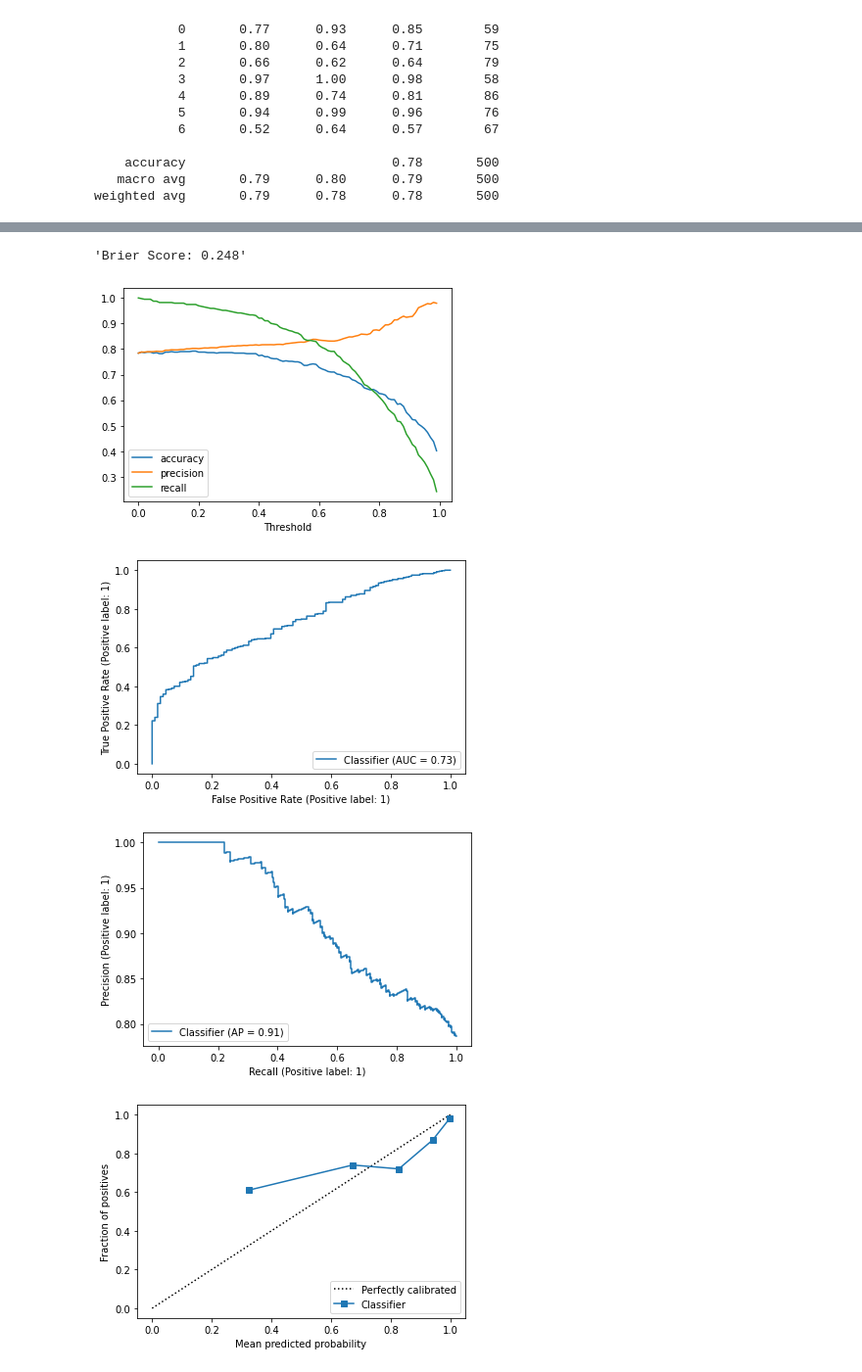
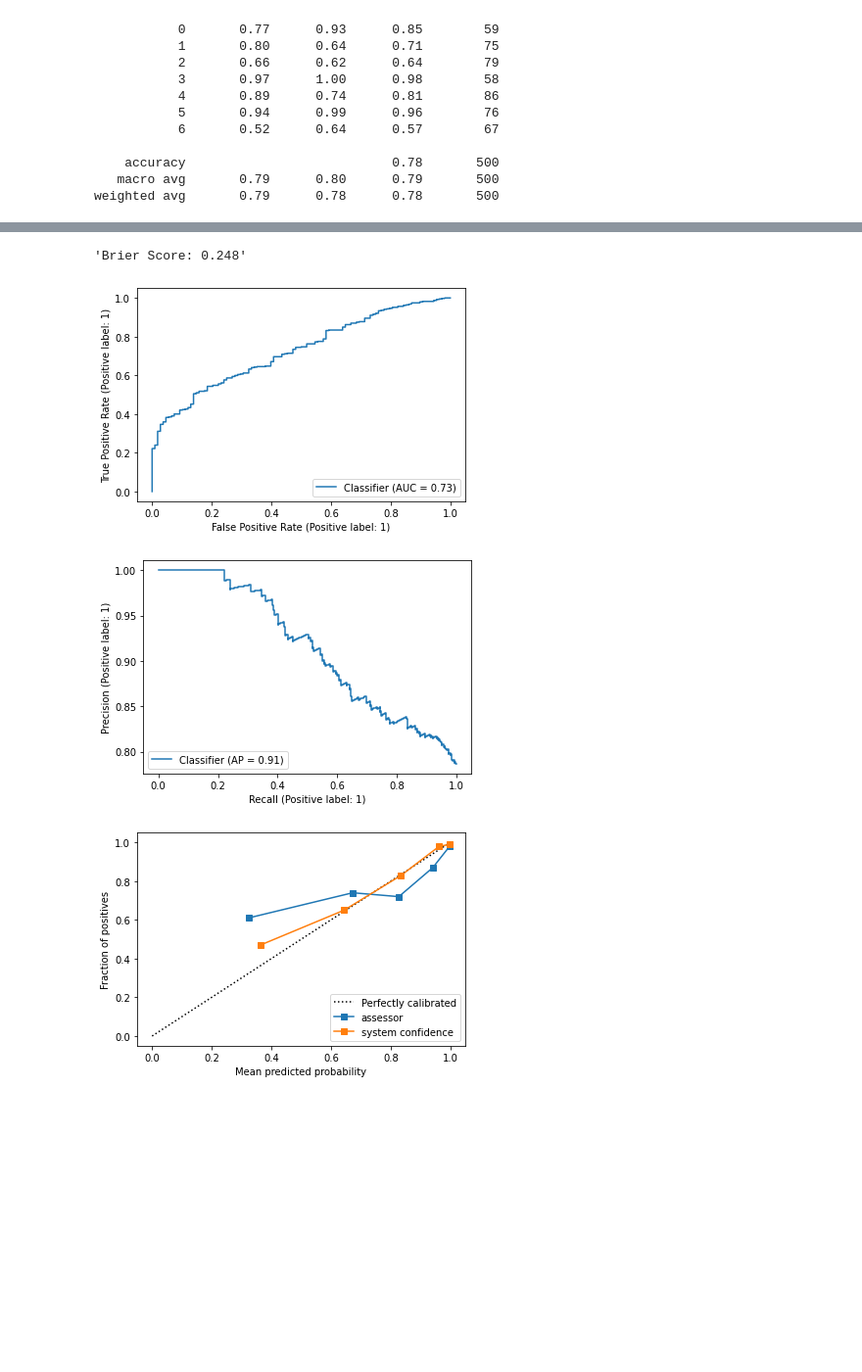
Before and after one commit to wschella/ilsp, a Jupyter notebook: notebooks/analyse_prob.ipynb, the cells around one changed output, grey strips where cells are left out. Shown at 98% size. Saved outputs shown, nothing was run; the diff lists cells and outputs as text; code cells hidden in the pictures; blank space fills up the shorter version.

```diff
--- a/notebooks/analyse_prob.ipynb
+++ b/notebooks/analyse_prob.ipynb
@@ -96,40 +96,51 @@ metrics_for_threshold(df, 0.5)
 # Give it identity feature
 metrics.RocCurveDisplay.from_predictions(y_true=df.syst_pred_score, y_pred=df.asss_prediction.map(lambda p: p[0]))
 metrics.PrecisionRecallDisplay.from_predictions(y_true=df.syst_pred_score, y_pred=df.asss_prediction.map(lambda p: p[0]))
-calibration.CalibrationDisplay.from_predictions(y_true=df.syst_pred_score, y_prob=df.asss_prediction.map(lambda p: p[0]), strategy="quantile")
+
+cal = calibration.CalibrationDisplay.from_predictions(
+    name="assessor",
+    y_true=df.syst_pred_score,
+    y_prob=df.asss_prediction.map(lambda p: p[0]),
+    strategy="quantile")
+calibration.CalibrationDisplay.from_predictions(
+    name="system confidence",
+    ax=cal.ax_,
+    y_true=df.syst_pred_score,
+    y_prob=df.syst_prediction.map(lambda p: np.max(p, axis=1)[0]),
+    strategy="quantile"
+)
 
 def plot_thresholding(df):
     def metrics_for_threshold2(df, threshold):
         y_true = df.syst_pred_score
         y_pred = df.asss_prediction.map(lambda p: p[0] > threshold)
         return (
             metrics.accuracy_score(y_true, y_pred),
             metrics.precision_score(y_true, y_pred),
             metrics.recall_score(y_true, y_pred),
             metrics.balanced_accuracy_score(y_true, y_pred)
     )
     thresholds = np.arange(0, 1, 0.01)
     accuracies, precisions, recalls, bal_accs = zip(*[metrics_for_threshold2(df, t) for t in thresholds])
     fig = plt.figure()
     ax = plt.gca()
     # ax = fig.axes[0]
     ax.plot(thresholds, accuracies, label="accuracy")
     ax.plot(thresholds, precisions, label="precision")
     ax.plot(thresholds, recalls, label="recall")
     # ax.plot(thresholds, bal_accs, label="balanced accuracy")
     ax.set_xlabel("Threshold")
     ax.legend()
     return fig
 
 
-plot_thresholding(df)
+# plot_thresholding(df)
 # %% [output]
 | asss_prediction | False | True |
 | syst_pred_score |  |  |
 | 0.0 | 34 | 74 |
 | 1.0 | 50 | 342 |
 'Brier Score: 0.248'
-[figure, old version]
+[figure, new version]
-[figure, old version]
+[figure, new version]
-[figure, old version]
+[figure, new version]
-[figure, removed]
```
Also changed, not shown: parts of 1 cell of this notebook, 12 other files.
